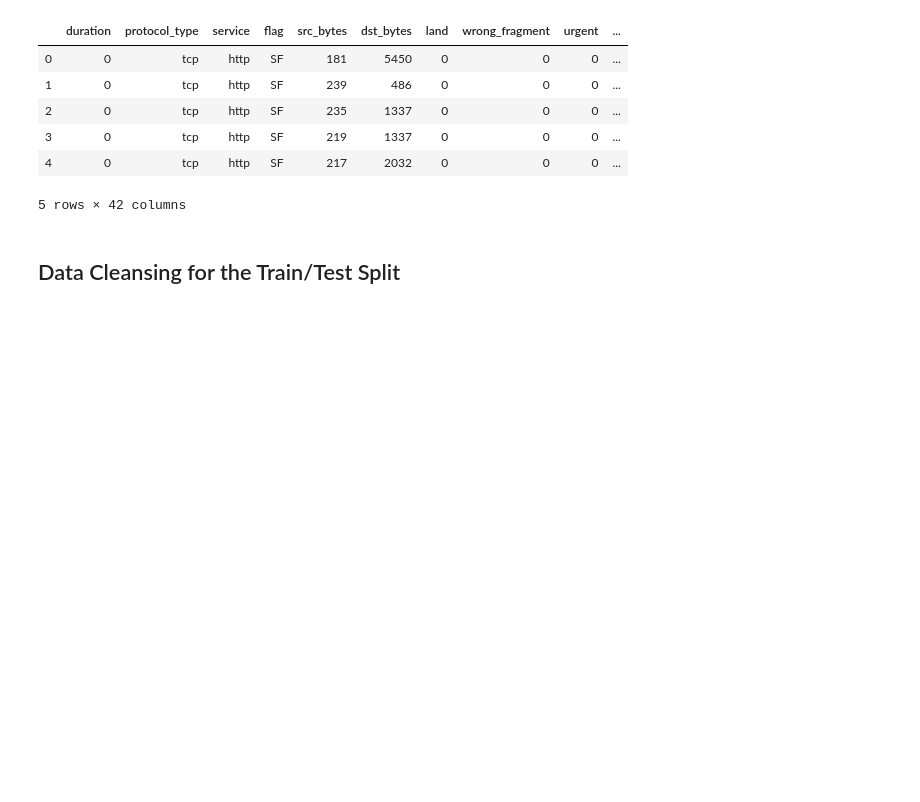
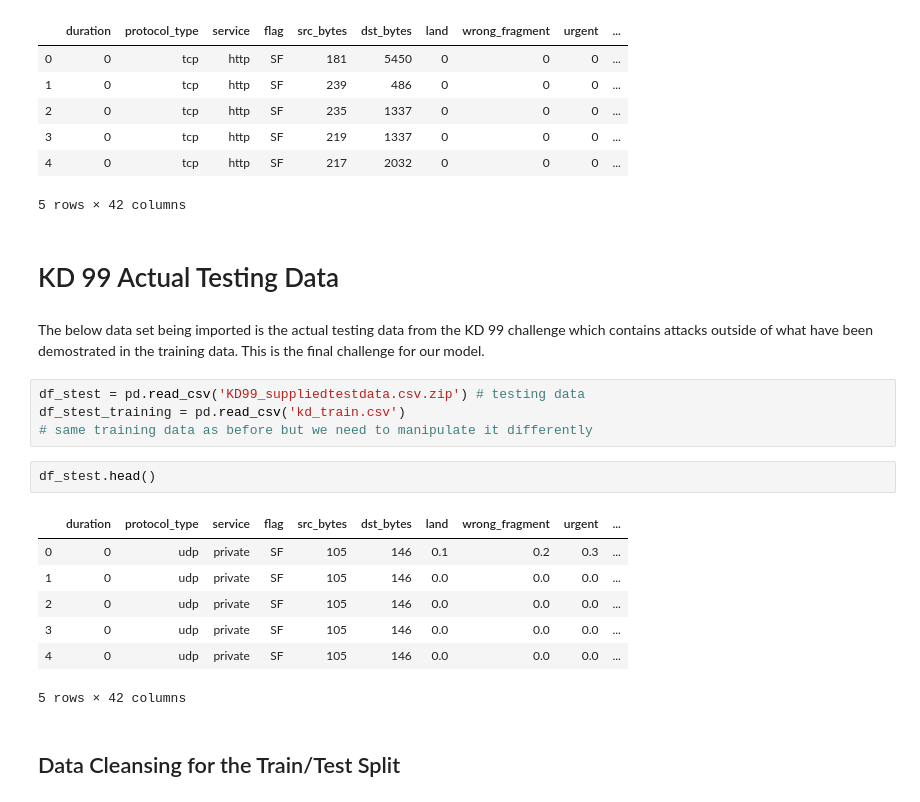
Before and after one commit to gabejg/DST-Assessment-01, a Jupyter notebook: Matt Corrie/Assessment 1.ipynb, the cells around one changed output. Cells and saved outputs as stored; diff of their text form; blank space fills up the shorter version.

```diff
--- a/Matt Corrie/Assessment 1.ipynb
+++ b/Matt Corrie/Assessment 1.ipynb
@@ -160,6 +160,24 @@ df_nopsweep.head()
 | 3 | 0 | tcp | http | SF | 219 | 1337 | 0 | 0 | 0 | ... |
 | 4 | 0 | tcp | http | SF | 217 | 2032 | 0 | 0 | 0 | ... |
 5 rows × 42 columns
+# %% [markdown]
+# KD 99 Actual Testing Data
+# %% [markdown]
+The below data set being imported is the actual testing data from the KD 99 challenge which contains attacks outside of what have been demostrated in the training data. This is the final challenge for our model.
+# %%
+df_stest = pd.read_csv('KD99_suppliedtestdata.csv.zip') # testing data
+df_stest_training = pd.read_csv('kd_train.csv')
+# same training data as before but we need to manipulate it differently
+# %%
+df_stest.head()
+# %% [output]
+|  | duration | protocol_type | service | flag | src_bytes | dst_bytes | land | wrong_fragment | urgent | ... |
+| 0 | 0 | udp | private | SF | 105 | 146 | 0.1 | 0.2 | 0.3 | ... |
+| 1 | 0 | udp | private | SF | 105 | 146 | 0.0 | 0.0 | 0.0 | ... |
+| 2 | 0 | udp | private | SF | 105 | 146 | 0.0 | 0.0 | 0.0 | ... |
+| 3 | 0 | udp | private | SF | 105 | 146 | 0.0 | 0.0 | 0.0 | ... |
+| 4 | 0 | udp | private | SF | 105 | 146 | 0.0 | 0.0 | 0.0 | ... |
+5 rows × 42 columns
 # %% [markdown]
 ## Data Cleansing for the Train/Test Split
 # %% [markdown]
```
Also changed, not shown: parts of 17 cells of this notebook.
